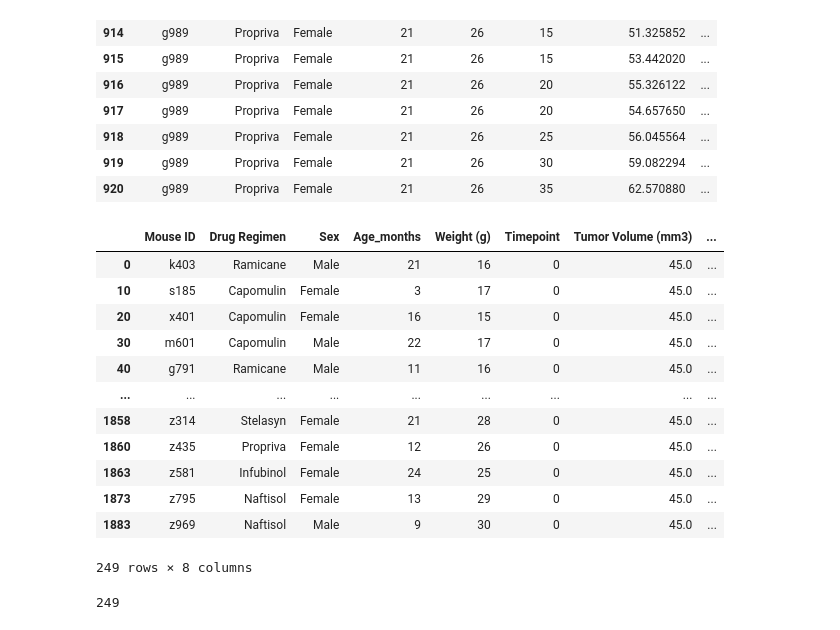
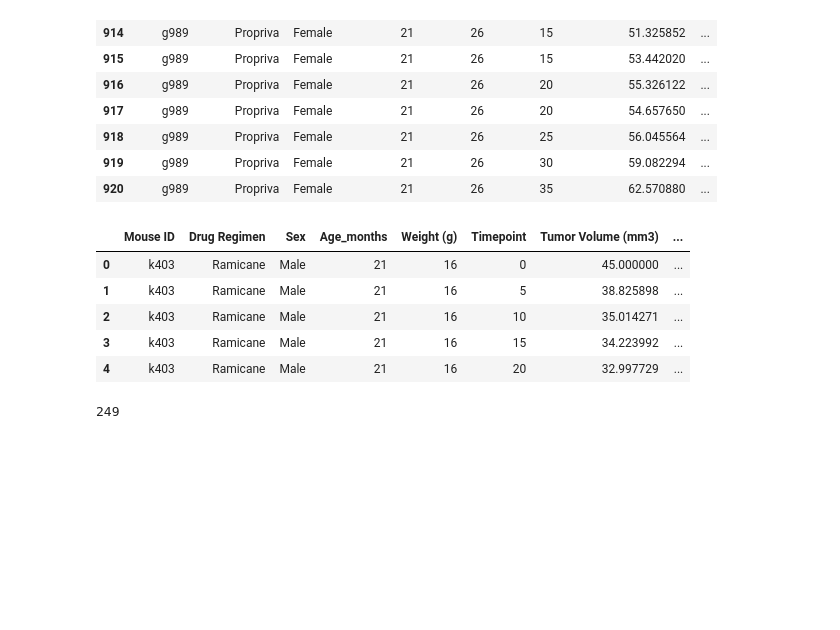
Before and after one commit to av9248/Pymaceuticals, a Jupyter notebook: pymaceuticals_starterAG.ipynb, the cells around one changed output. Drawn from its saved outputs; the diff is of its cells as text; code cells hidden in the pictures; blank space fills up the shorter version.

```diff
--- a/pymaceuticals_starterAG.ipynb
+++ b/pymaceuticals_starterAG.ipynb
@@ -53,7 +47,7 @@ duplicate_mice
 array(['g989'], dtype=object)
 # %%
 # Optional: Get all the data for the duplicate mouse ID.
-duplicate_mice_data = combined_data.loc[combined_data["Mouse ID"] == "g989", :]
+duplicate_mice_data = combined_data.loc[combined_data["Mouse ID"] == "g989"]
 duplicate_mice_data
 # %% [output]
 |  | Mouse ID | Drug Regimen | Sex | Age_months | Weight (g) | Timepoint | Tumor Volume (mm3) | ... |
@@ -72,23 +66,15 @@ duplicate_mice_data
 | 920 | g989 | Propriva | Female | 21 | 26 | 35 | 62.570880 | ... |
 # %%
 # Create a clean DataFrame by dropping the duplicate mouse by its ID.
-clean_data = combined_data.drop_duplicates(subset=['Mouse ID'])
-clean_data
-#need help starting here
+clean_data = combined_data[combined_data["Mouse ID"].isin(duplicate_mice_data)==False]
+clean_data.head()
 # %% [output]
 |  | Mouse ID | Drug Regimen | Sex | Age_months | Weight (g) | Timepoint | Tumor Volume (mm3) | ... |
-| 0 | k403 | Ramicane | Male | 21 | 16 | 0 | 45.0 | ... |
-| 10 | s185 | Capomulin | Female | 3 | 17 | 0 | 45.0 | ... |
-| 20 | x401 | Capomulin | Female | 16 | 15 | 0 | 45.0 | ... |
-| 30 | m601 | Capomulin | Male | 22 | 17 | 0 | 45.0 | ... |
-| 40 | g791 | Ramicane | Male | 11 | 16 | 0 | 45.0 | ... |
-| ... | ... | ... | ... | ... | ... | ... | ... | ... |
-| 1858 | z314 | Stelasyn | Female | 21 | 28 | 0 | 45.0 | ... |
-| 1860 | z435 | Propriva | Female | 12 | 26 | 0 | 45.0 | ... |
-| 1863 | z581 | Infubinol | Female | 24 | 25 | 0 | 45.0 | ... |
-| 1873 | z795 | Naftisol | Female | 13 | 29 | 0 | 45.0 | ... |
-| 1883 | z969 | Naftisol | Male | 9 | 30 | 0 | 45.0 | ... |
+| 0 | k403 | Ramicane | Male | 21 | 16 | 0 | 45.000000 | ... |
+| 1 | k403 | Ramicane | Male | 21 | 16 | 5 | 38.825898 | ... |
+| 2 | k403 | Ramicane | Male | 21 | 16 | 10 | 35.014271 | ... |
+| 3 | k403 | Ramicane | Male | 21 | 16 | 15 | 34.223992 | ... |
+| 4 | k403 | Ramicane | Male | 21 | 16 | 20 | 32.997729 | ... |
-249 rows × 8 columns
 # %%
 # Checking the number of mice in the clean DataFrame.
 clean_mice_count = clean_data['Mouse ID'].nunique()
```
Also changed, not shown: parts of 5 cells of this notebook.
